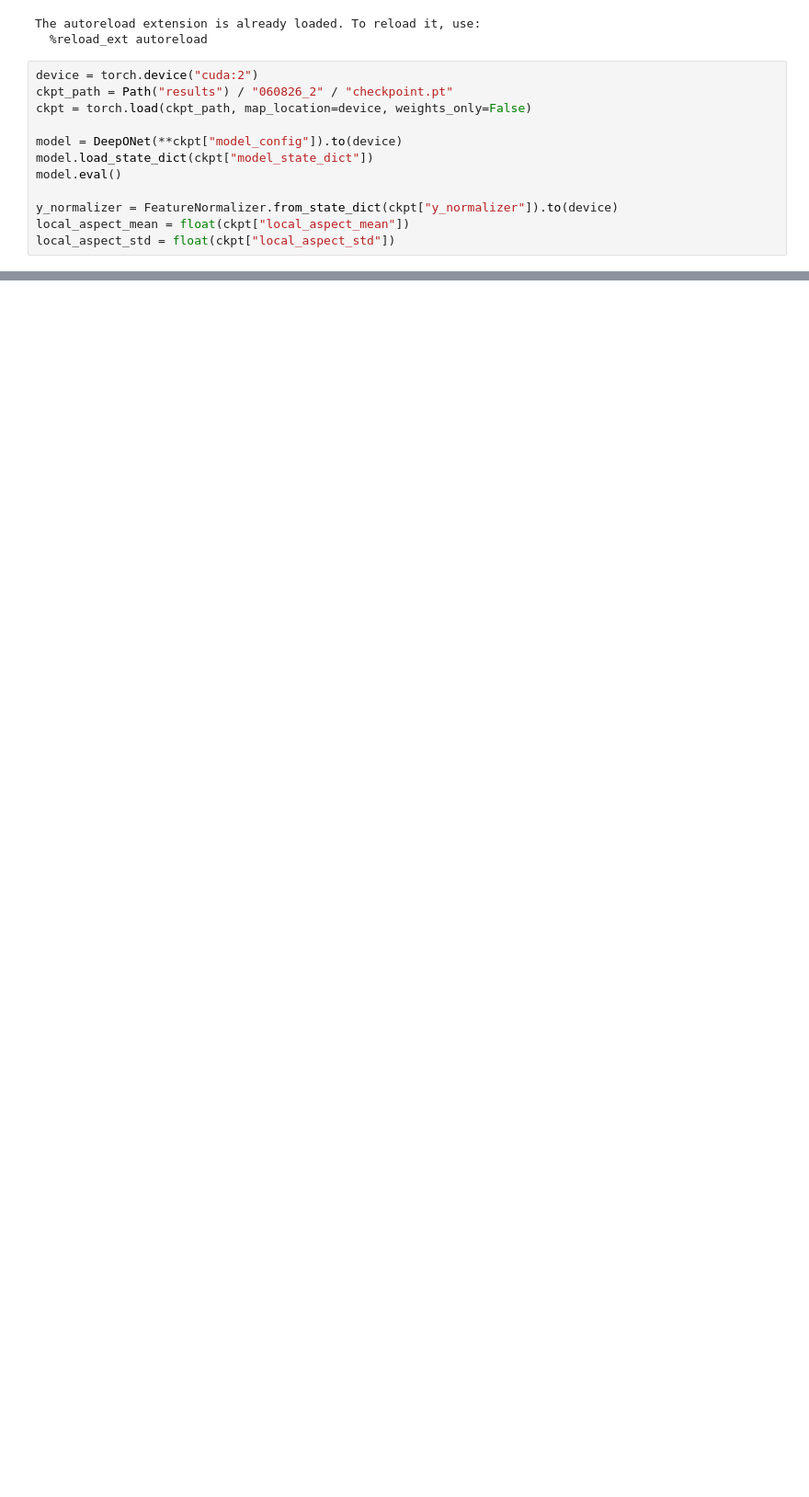
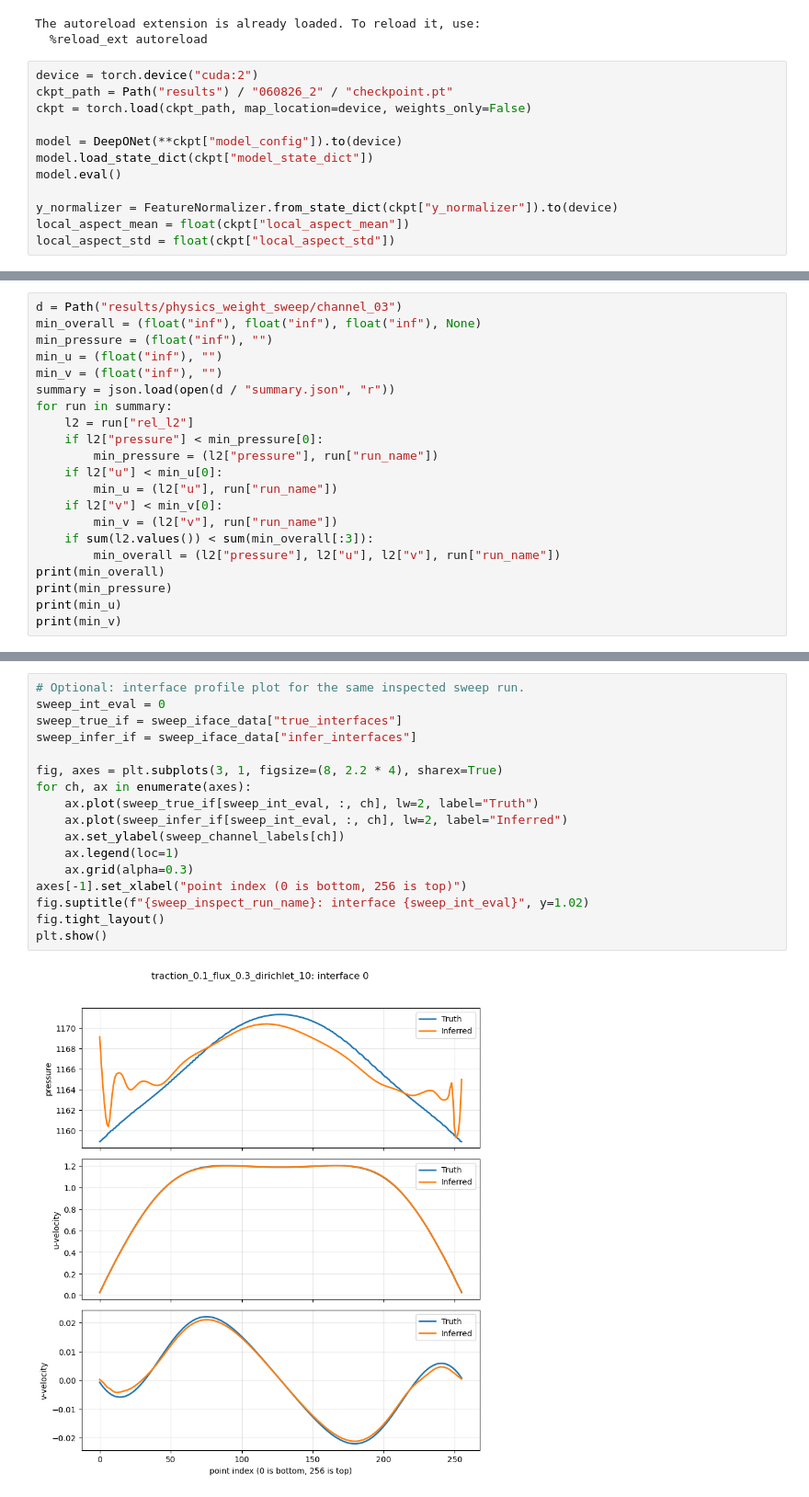
Before and after one commit to lesliekhwang/PIDIF, a Jupyter notebook: DeepONet/iterative_inference.ipynb, the cells around one changed output, grey strips where cells are left out. Shown at 92% size. Saved outputs shown, nothing was run; the diff lists cells and outputs as text; blank space fills up the shorter version.

```diff
--- a/DeepONet/iterative_inference.ipynb
+++ b/DeepONet/iterative_inference.ipynb
@@ -374,0 +795,21 @@ for c in range(best_z.shape[2]):
+# %%
+d = Path("results/physics_weight_sweep/channel_03")
+min_overall = (float("inf"), float("inf"), float("inf"), None)
+min_pressure = (float("inf"), "")
+min_u = (float("inf"), "")
+min_v = (float("inf"), "")
+summary = json.load(open(d / "summary.json", "r"))
+for run in summary:
+    l2 = run["rel_l2"]
+    if l2["pressure"] < min_pressure[0]:
+        min_pressure = (l2["pressure"], run["run_name"])
+    if l2["u"] < min_u[0]:
+        min_u = (l2["u"], run["run_name"])
+    if l2["v"] < min_v[0]:
+        min_v = (l2["v"], run["run_name"])
+    if sum(l2.values()) < sum(min_overall[:3]):
+        min_overall = (l2["pressure"], l2["u"], l2["v"], run["run_name"])
+print(min_overall)
+print(min_pressure)
+print(min_u)
+print(min_v)
@@ -374,0 +860,19 @@ for c in range(best_z.shape[2]):
+# %%
+# Optional: interface profile plot for the same inspected sweep run.
+sweep_int_eval = 0
+sweep_true_if = sweep_iface_data["true_interfaces"]
+sweep_infer_if = sweep_iface_data["infer_interfaces"]
+
+fig, axes = plt.subplots(3, 1, figsize=(8, 2.2 * 4), sharex=True)
+for ch, ax in enumerate(axes):
+    ax.plot(sweep_true_if[sweep_int_eval, :, ch], lw=2, label="Truth")
+    ax.plot(sweep_infer_if[sweep_int_eval, :, ch], lw=2, label="Inferred")
+    ax.set_ylabel(sweep_channel_labels[ch])
+    ax.legend(loc=1)
+    ax.grid(alpha=0.3)
+axes[-1].set_xlabel("point index (0 is bottom, 256 is top)")
+fig.suptitle(f"{sweep_inspect_run_name}: interface {sweep_int_eval}", y=1.02)
+fig.tight_layout()
+plt.show()
+# %% [output]
+[figure, added]
```
Also changed, not shown: parts of 26 cells of this notebook, 8 other files.
